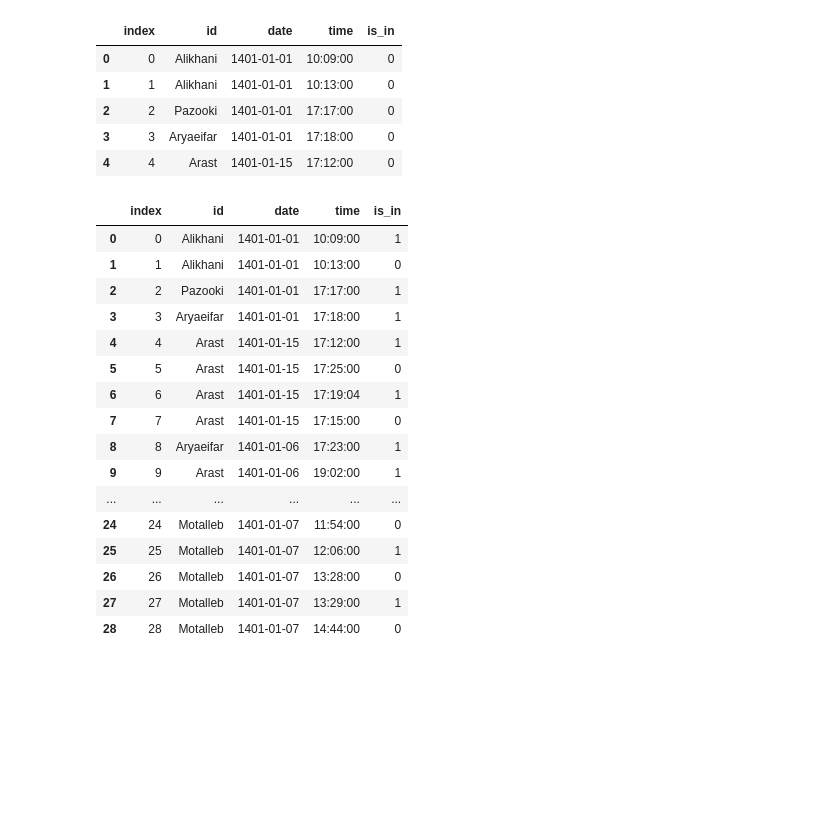
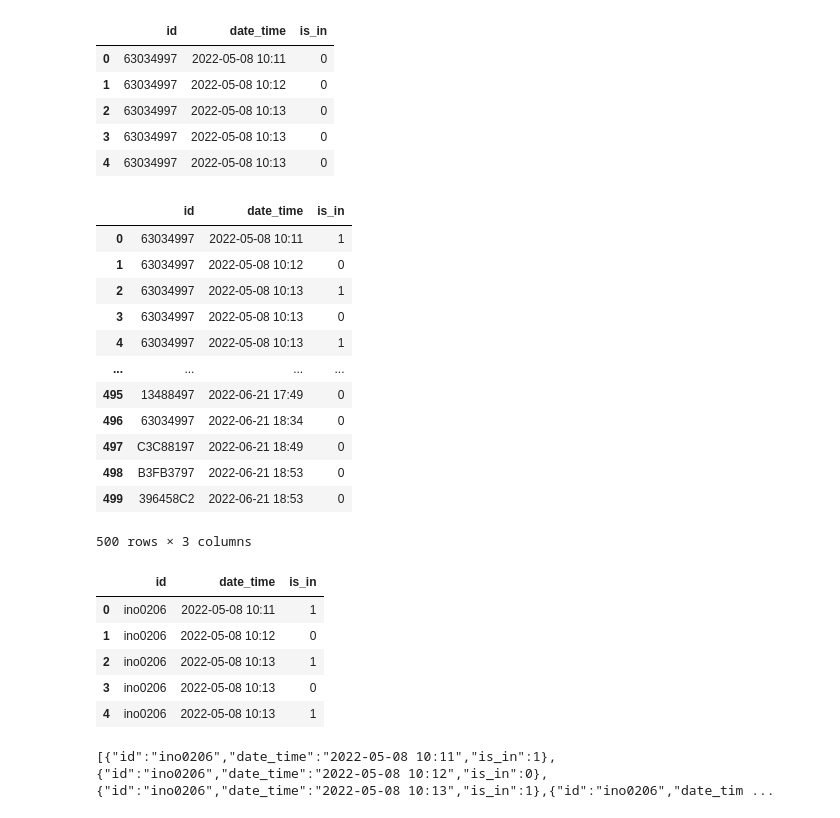
Before and after one commit to HemendCo/Hemend-Statistic-Grabber, a Jupyter notebook: runner/test_field.ipynb, the cells around one changed output. Cells and saved outputs as stored; diff of their text form; code cells hidden in the pictures; blank space fills up the shorter version.

```diff
--- a/runner/test_field.ipynb
+++ b/runner/test_field.ipynb
@@ -11,46 +11,67 @@ timeKey='time'
 idKey='id'
 presentKey='is_in'
 # %%
-data=pd.read_csv('result.csv')
+data=pd.read_csv('backup.csv')
 data.insert(len(data.columns), presentKey, 0)
 data.head()
 # %% [output]
-|  | index | id | date | time | is_in |
-| 0 | 0 | Alikhani | 1401-01-01 | 10:09:00 | 0 |
-| 1 | 1 | Alikhani | 1401-01-01 | 10:13:00 | 0 |
-| 2 | 2 | Pazooki | 1401-01-01 | 17:17:00 | 0 |
-| 3 | 3 | Aryaeifar | 1401-01-01 | 17:18:00 | 0 |
-| 4 | 4 | Arast | 1401-01-15 | 17:12:00 | 0 |
+|  | id | date_time | is_in |
+| 0 | 63034997 | 2022-05-08 10:11 | 0 |
+| 1 | 63034997 | 2022-05-08 10:12 | 0 |
+| 2 | 63034997 | 2022-05-08 10:13 | 0 |
+| 3 | 63034997 | 2022-05-08 10:13 | 0 |
+| 4 | 63034997 | 2022-05-08 10:13 | 0 |
 # %%
 def getKey(row):
-    return row[dateKey]+row[idKey]
+    date=row[dateTimeKey].split(' ')[0]
+    return row[idKey]+'_'+date
 userIn=[]
 for i in range(len(data)):
     item=data.iloc[i]
 
     if(getKey(item) not in userIn):
         data.iat[i, data.columns.get_loc(presentKey)] =1
         userIn.append(getKey(item))
     else:
         data.iat[i, data.columns.get_loc(presentKey)] =0
         userIn.remove(getKey(item))
 data.head(500)
 # %% [output]
-|  | index | id | date | time | is_in |
-| 0 | 0 | Alikhani | 1401-01-01 | 10:09:00 | 1 |
-| 1 | 1 | Alikhani | 1401-01-01 | 10:13:00 | 0 |
-| 2 | 2 | Pazooki | 1401-01-01 | 17:17:00 | 1 |
-| 3 | 3 | Aryaeifar | 1401-01-01 | 17:18:00 | 1 |
-| 4 | 4 | Arast | 1401-01-15 | 17:12:00 | 1 |
-| 5 | 5 | Arast | 1401-01-15 | 17:25:00 | 0 |
-| 6 | 6 | Arast | 1401-01-15 | 17:19:04 | 1 |
-| 7 | 7 | Arast | 1401-01-15 | 17:15:00 | 0 |
-| 8 | 8 | Aryaeifar | 1401-01-06 | 17:23:00 | 1 |
-| 9 | 9 | Arast | 1401-01-06 | 19:02:00 | 1 |
-| ... | ... | ... | ... | ... | ... |
-| 24 | 24 | Motalleb | 1401-01-07 | 11:54:00 | 0 |
-| 25 | 25 | Motalleb | 1401-01-07 | 12:06:00 | 1 |
-| 26 | 26 | Motalleb | 1401-01-07 | 13:28:00 | 0 |
-| 27 | 27 | Motalleb | 1401-01-07 | 13:29:00 | 1 |
-| 28 | 28 | Motalleb | 1401-01-07 | 14:44:00 | 0 |
+|  | id | date_time | is_in |
+| 0 | 63034997 | 2022-05-08 10:11 | 1 |
+| 1 | 63034997 | 2022-05-08 10:12 | 0 |
+| 2 | 63034997 | 2022-05-08 10:13 | 1 |
+| 3 | 63034997 | 2022-05-08 10:13 | 0 |
+| 4 | 63034997 | 2022-05-08 10:13 | 1 |
+| ... | ... | ... | ... |
+| 495 | 13488497 | 2022-06-21 17:49 | 0 |
+| 496 | 63034997 | 2022-06-21 18:34 | 0 |
+| 497 | C3C88197 | 2022-06-21 18:49 | 0 |
+| 498 | B3FB3797 | 2022-06-21 18:53 | 0 |
+| 499 | 396458C2 | 2022-06-21 18:53 | 0 |
+500 rows × 3 columns
+# %%
+usersMap = pd.read_csv('config/user_map.csv')
+# usersMap.head()
+for index, row in usersMap.iterrows():
+    data = data.replace(row['BOARD_ID'], row['USER_ID'])
+data.head()
+# %% [output]
+|  | id | date_time | is_in |
+| 0 | ino0206 | 2022-05-08 10:11 | 1 |
+| 1 | ino0206 | 2022-05-08 10:12 | 0 |
+| 2 | ino0206 | 2022-05-08 10:13 | 1 |
+| 3 | ino0206 | 2022-05-08 10:13 | 0 |
+| 4 | ino0206 | 2022-05-08 10:13 | 1 |
+# %%
+# data=pd.read_csv('test.csv')
+import json
+jsonData=data.to_json(orient ='records')
+data.to_csv('output.csv')
+# print( {
+#     'data':json.loads(jsonData)
+# })
+print(jsonData)
+# %% [output]
+[{"id":"ino0206","date_time":"2022-05-08 10:11","is_in":1},{"id":"ino0206","date_time":"2022-05-08 10:12","is_in":0},{"id":"ino0206","date_time":"2022-05-08 10:13","is_in":1},{"id":"ino0206","date_tim ...
 # %%
```
Also changed, not shown: parts of 2 cells of this notebook, 1 other file.
